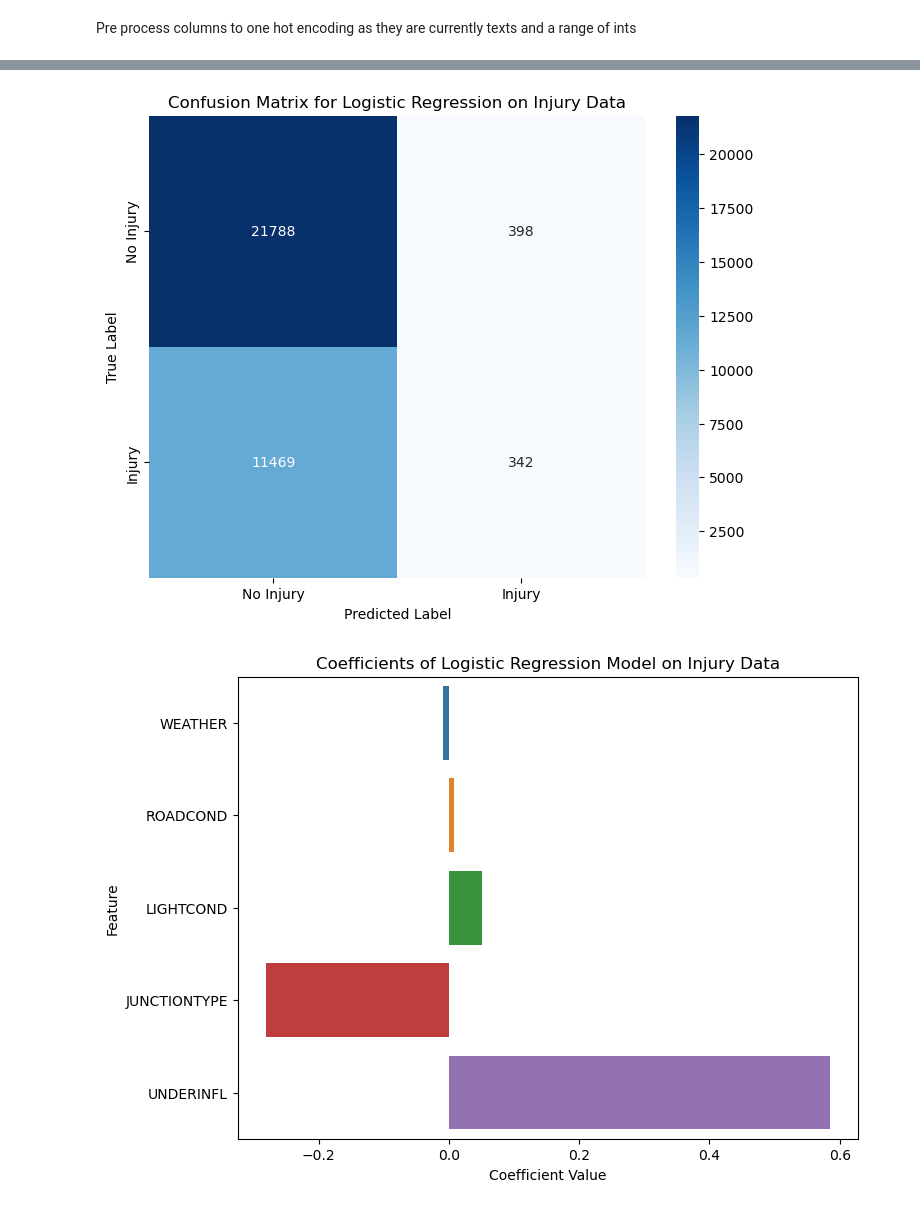
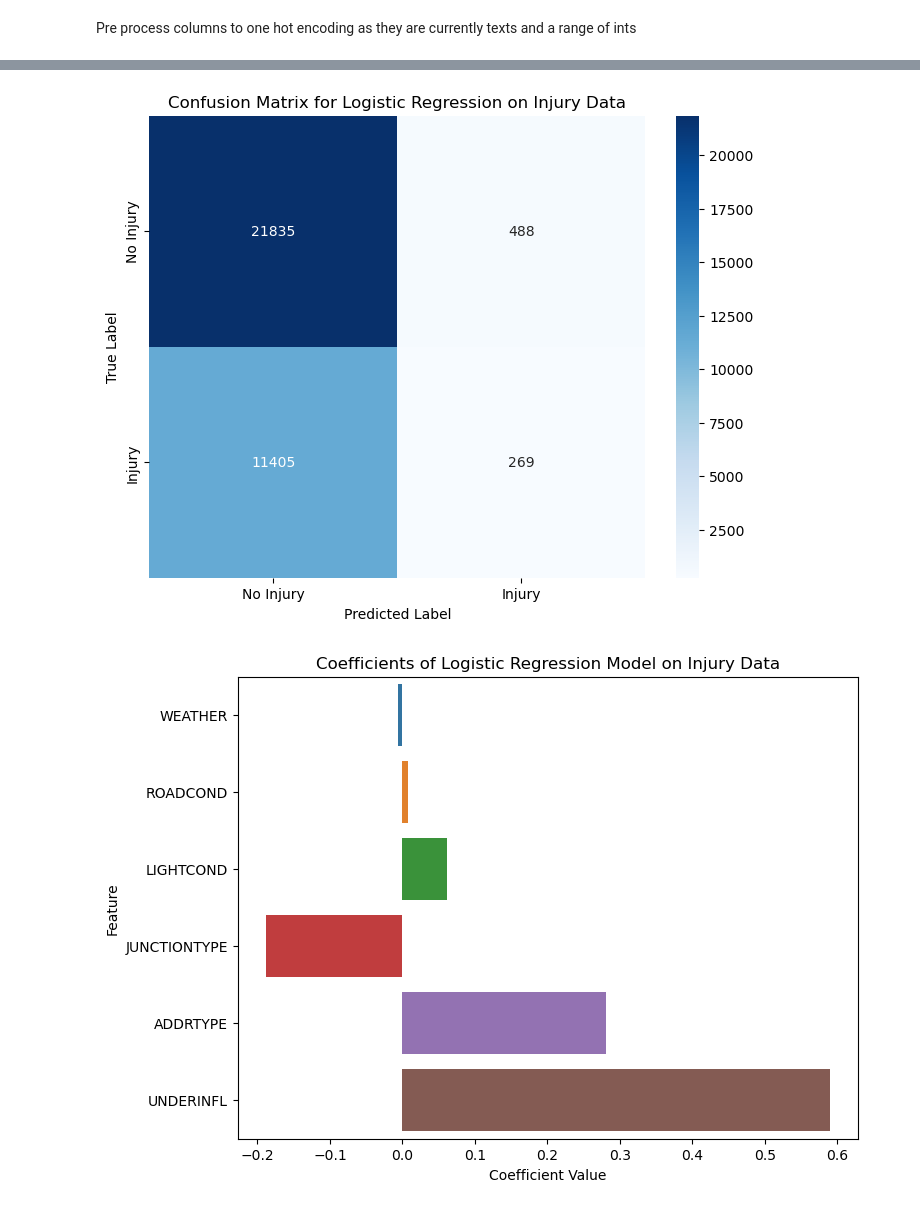
Before and after one commit to yuan25j/comp562finalproj, a Jupyter notebook: my.ipynb, the cells around one changed output, grey strips where cells are left out. Saved outputs shown, nothing was run; the diff lists cells and outputs as text; code cells hidden in the pictures.

```diff
--- a/my.ipynb
+++ b/my.ipynb
@@ -26,19 +26,41 @@ data = pd.read_csv("CleanedSeattleData.csv")
 # Convert 'INJURIES' column to binary (1 if injuries > 0, else 0)
 
 # Prepare the features and target
-X = data[['WEATHER', 'ROADCOND', 'LIGHTCOND', 'JUNCTIONTYPE' ,'UNDERINFL']]  # Features
+X = data[['WEATHER', 'ROADCOND', 'LIGHTCOND', 'JUNCTIONTYPE','ADDRTYPE' ,'UNDERINFL']]  # Features
 y = data['INJURY_BINARY'] = data['SEVERITYCODE'].apply(lambda x: 1 if x > 1 else 0)
 # Split the data - 80% for training and 20% for testing
-X_train, X_test, y_train, y_test = train_test_split(X, y, test_size=0.2)
+X_train_val, X_test, y_train_val, y_test = train_test_split(X, y, test_size=0.2, random_state=42)
+X_train, X_val, y_train, y_val = train_test_split(X_train_val, y_train_val, test_size=0.25, random_state=42)
+# The above splits the data into 60% training, 20% validation, and 20% testing
 
 # Create the Logistic Regression model
-logreg = LogisticRegression()
+best_accuracy = 0
+best_C = None
+best_model = None
 
-# Train the model
-logreg.fit(X_train, y_train)
+# Loop over different values of C
+for C_value in np.arange(0.01, 1, 0.05):
+    # Create the Logistic Regression model with current C value
+    logreg = LogisticRegression(C=C_value)
 
-# Make predictions
-y_pred = logreg.predict(X_test)
-print("Accuracy:", accuracy_score(y_test, y_pred))
-print("Coefficients:", logreg.coef_)
+    # Train the model using the training set
+    logreg.fit(X_train, y_train)
+
+    # Make predictions on the validation set
+    y_pred_val = logreg.predict(X_val)
+
+    # Evaluate the model on the validation set
+    accuracy_val = accuracy_score(y_val, y_pred_val)
+    print(f"C = {C_value:.2f}, Validation Accuracy = {accuracy_val:.4f}")
+
+    # Check if current model has better validation accuracy
+    if accuracy_val > best_accuracy:
+        best_accuracy = accuracy_val
+        best_C = C_value
+        best_model = logreg
+
+# Use the best model for testing
+y_pred_test = best_model.predict(X_test)
+accuracy_test = accuracy_score(y_test, y_pred_test)
+print(f"\nBest Model - C = {best_C:.2f}, Testing Accuracy = {accuracy_test:.4f}")
 # %% [output]
@@ -47,22 +84,22 @@ Coefficients: [[-0.00649448  0.00704351  0.05370931 -0.28155625  0.59156023]]
 # %%
 
 # Confusion matrix heatmap
 cm = confusion_matrix(y_test, y_pred)
 plt.figure(figsize=(8, 6))
 sns.heatmap(cm, annot=True, fmt='d', cmap='Blues', xticklabels=['No Injury', 'Injury'], yticklabels=['No Injury', 'Injury'])
 plt.title('Confusion Matrix for Logistic Regression on Injury Data')
 plt.ylabel('True Label')
 plt.xlabel('Predicted Label')
 plt.show()
 
 # Coefficient bar plot
 coef = logreg.coef_[0]
 plt.figure(figsize=(8, 6))
-sns.barplot(x=coef, y=['WEATHER', 'ROADCOND', 'LIGHTCOND', 'JUNCTIONTYPE' ,'UNDERINFL'])
+sns.barplot(x=coef, y=['WEATHER', 'ROADCOND', 'LIGHTCOND', 'JUNCTIONTYPE' ,'ADDRTYPE','UNDERINFL'])
 plt.title('Coefficients of Logistic Regression Model on Injury Data')
 plt.xlabel('Coefficient Value')
 plt.ylabel('Feature')
 plt.show()
 # %% [output]
 [figure]
-[figure, old version]
+[figure, new version]
```
Also changed, not shown: parts of 1 cell of this notebook.
